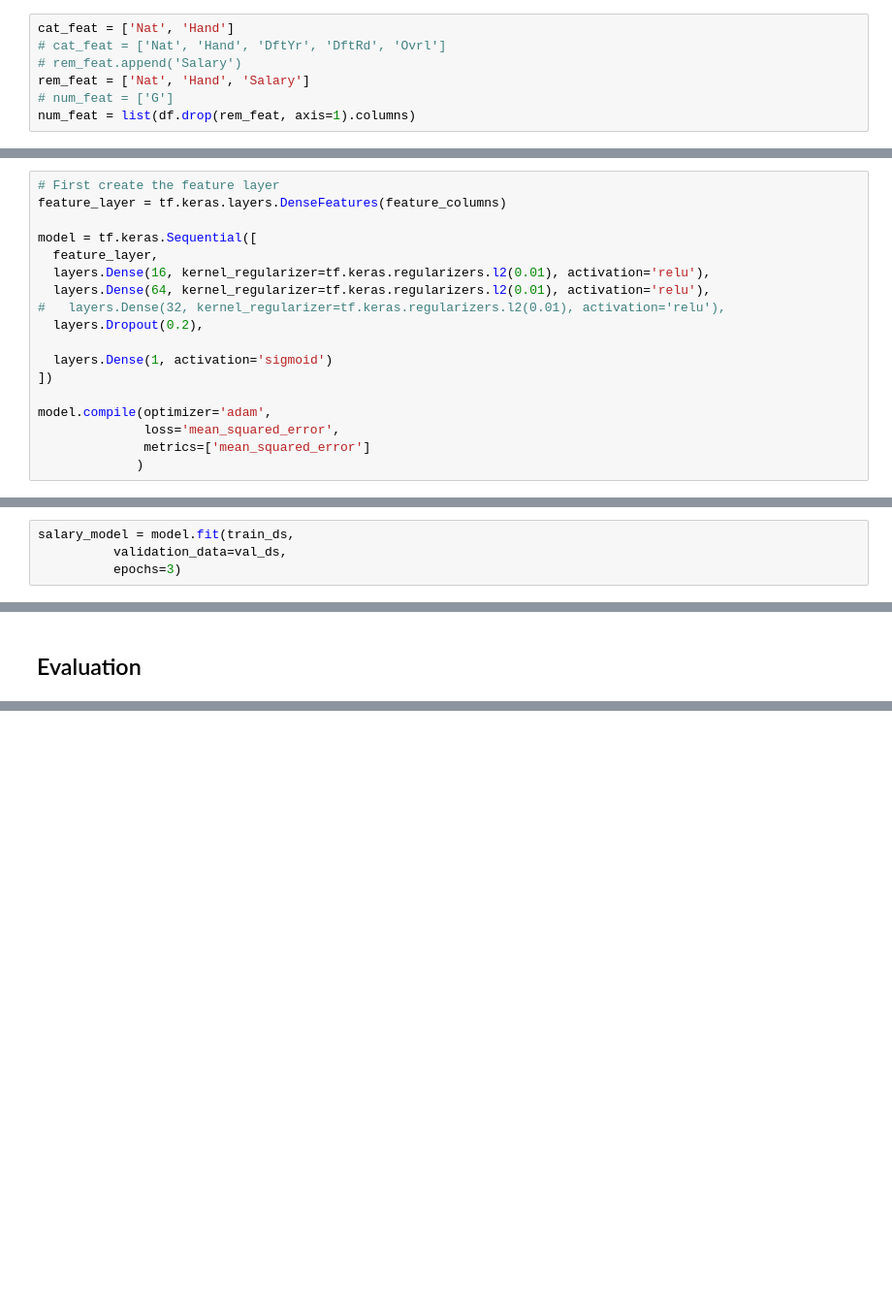
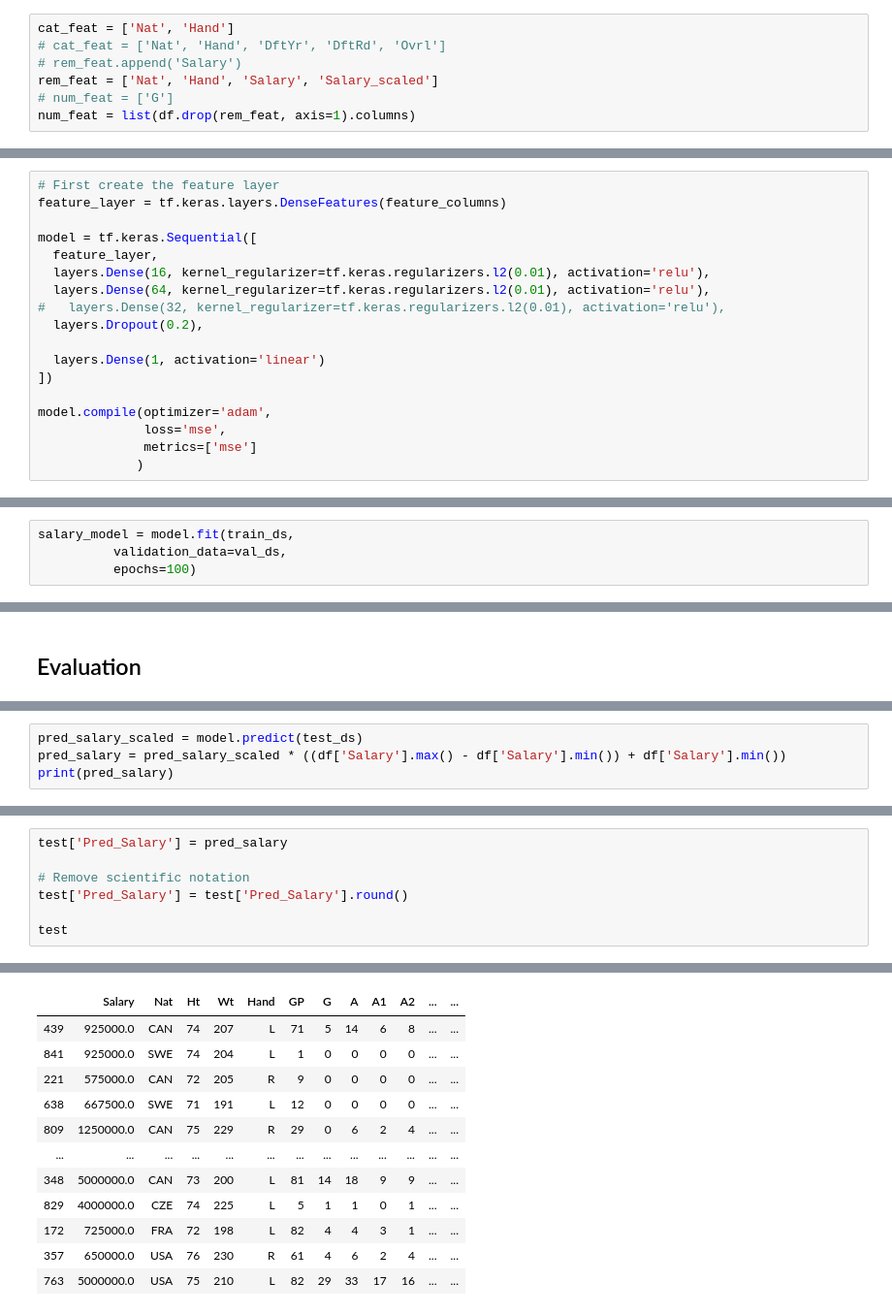
Before and after one commit to Pat-Hamilton/Thinkful, a Jupyter notebook: NHL Capstone.ipynb, the cells around one changed output, grey strips where cells are left out. Shown at 97% size. Drawn from its saved outputs; the diff is of its cells as text; blank space fills up the shorter version.

```diff
--- a/NHL Capstone.ipynb
+++ b/NHL Capstone.ipynb
@@ -1139,7 +1142,7 @@ A batch of targets: tf.Tensor(
 cat_feat = ['Nat', 'Hand']
 # cat_feat = ['Nat', 'Hand', 'DftYr', 'DftRd', 'Ovrl']
 # rem_feat.append('Salary')
-rem_feat = ['Nat', 'Hand', 'Salary']
+rem_feat = ['Nat', 'Hand', 'Salary', 'Salary_scaled']
 # num_feat = ['G']
 num_feat = list(df.drop(rem_feat, axis=1).columns)
 # %% [markdown]
@@ -1181,12 +1184,12 @@ model = tf.keras.Sequential([
 #   layers.Dense(32, kernel_regularizer=tf.keras.regularizers.l2(0.01), activation='relu'),
   layers.Dropout(0.2),
 
-  layers.Dense(1, activation='sigmoid')
+  layers.Dense(1, activation='linear')
 ])
 
 model.compile(optimizer='adam',
-              loss='mean_squared_error',
-              metrics=['mean_squared_error']
+              loss='mse',
+              metrics=['mse']
              )
 # %% [markdown]
 **Fitting the Model**
@@ -1197,7 +1196,7 @@ train_ds
 # %%
 salary_model = model.fit(train_ds,
           validation_data=val_ds,
-          epochs=3)
+          epochs=100)
 # %% [output]
 WARNING:tensorflow:Layer sequential is casting an input tensor from dtype float64 to the layer's dtype of float32, which is new behavior in TensorFlow 2.  The layer has dtype float32 because it's dtyp ...
 
@@ -1238,0 +1234,4 @@ pred_salary.min()
+# %%
+pred_salary_scaled = model.predict(test_ds)
+pred_salary = pred_salary_scaled * ((df['Salary'].max() - df['Salary'].min()) + df['Salary'].min())
+print(pred_salary)
@@ -1238,0 +1256,8 @@ pred_salary.min()
+# %%
+test['Pred_Salary'] = pred_salary
+
+# Remove scientific notation
+test['Pred_Salary'] = test['Pred_Salary'].round()
+
+test
+# %% [output]
@@ -1238,0 +1274,12 @@ pred_salary.min()
+|  | Salary | Nat | Ht | Wt | Hand | GP | G | A | A1 | A2 | ... | ... |
+| 439 | 925000.0 | CAN | 74 | 207 | L | 71 | 5 | 14 | 6 | 8 | ... | ... |
+| 841 | 925000.0 | SWE | 74 | 204 | L | 1 | 0 | 0 | 0 | 0 | ... | ... |
+| 221 | 575000.0 | CAN | 72 | 205 | R | 9 | 0 | 0 | 0 | 0 | ... | ... |
+| 638 | 667500.0 | SWE | 71 | 191 | L | 12 | 0 | 0 | 0 | 0 | ... | ... |
+| 809 | 1250000.0 | CAN | 75 | 229 | R | 29 | 0 | 6 | 2 | 4 | ... | ... |
+| ... | ... | ... | ... | ... | ... | ... | ... | ... | ... | ... | ... | ... |
+| 348 | 5000000.0 | CAN | 73 | 200 | L | 81 | 14 | 18 | 9 | 9 | ... | ... |
+| 829 | 4000000.0 | CZE | 74 | 225 | L | 5 | 1 | 1 | 0 | 1 | ... | ... |
+| 172 | 725000.0 | FRA | 72 | 198 | L | 82 | 4 | 4 | 3 | 1 | ... | ... |
+| 357 | 650000.0 | USA | 76 | 230 | R | 61 | 4 | 6 | 2 | 4 | ... | ... |
+| 763 | 5000000.0 | USA | 75 | 210 | L | 82 | 29 | 33 | 17 | 16 | ... | ... |
```
Also changed, not shown: parts of 18 cells of this notebook.
